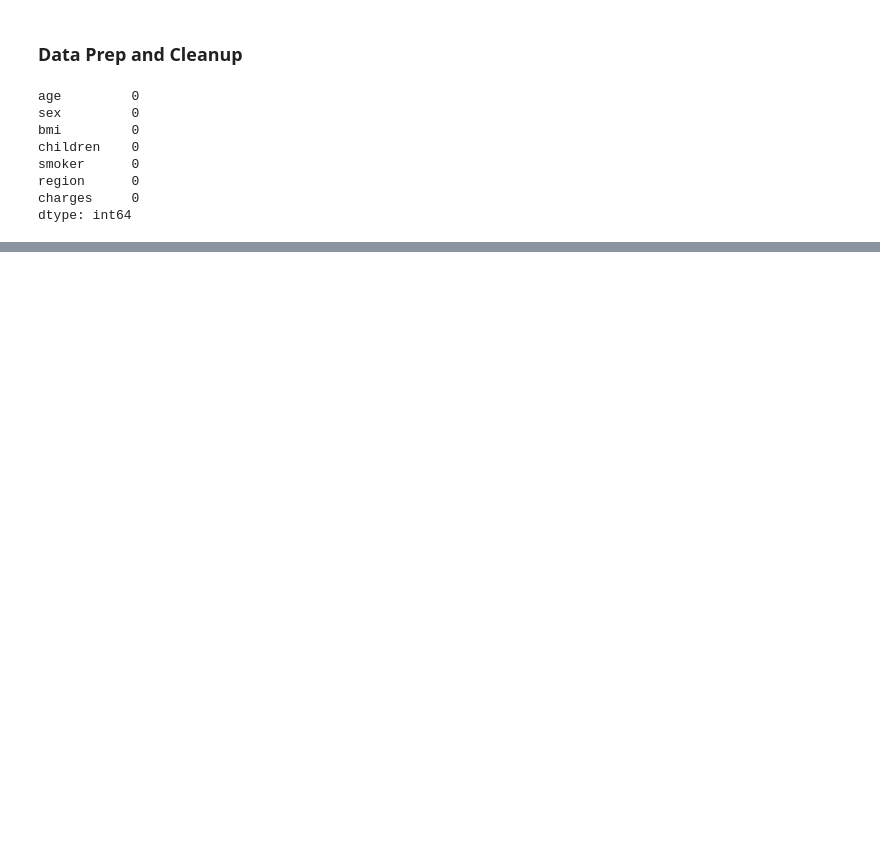
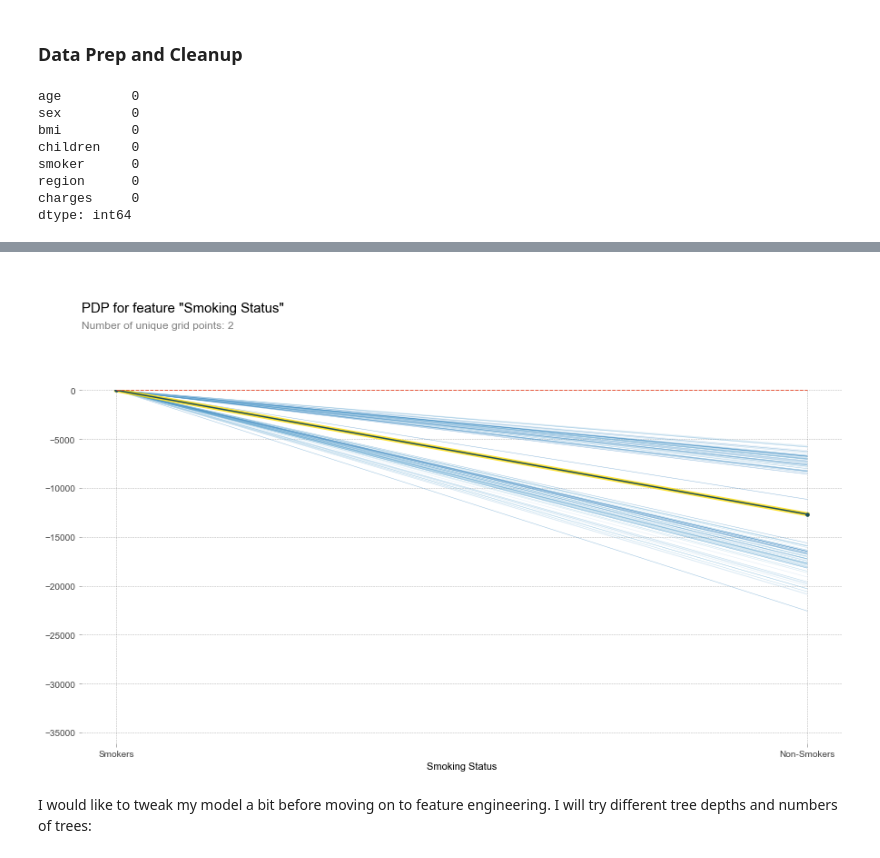
Before and after one commit to chloemd/DAT-1019-Chloe, a Jupyter notebook: Homework/Unit3/studentprojects/HW3_Insurance_Chloe.ipynb, the cells around one changed output, grey strips where cells are left out. Cells and saved outputs as stored; diff of their text form; code cells hidden in the pictures; blank space fills up the shorter version.

```diff
--- a/Homework/Unit3/studentprojects/HW3_Insurance_Chloe.ipynb
+++ b/Homework/Unit3/studentprojects/HW3_Insurance_Chloe.ipynb
@@ -82,0 +197,12 @@ dtype: int64
+# %%
+pdp_smoking = pdp.pdp_isolate(
+    model = gbm, dataset = X_train, model_features = X_train.columns.tolist(),
+    feature='smoker_no', cust_grid_points = X_train['smoker_no'].tolist()
+)
+
+fig, axes = pdp.pdp_plot(pdp_smoking, 'Smoking Status', plot_lines=True, frac_to_plot=100)
+axes['pdp_ax'].set_xticklabels(['Smokers','Non-Smokers']);
+# %% [output]
+[figure, added]
+# %% [markdown]
+I would like to tweak my model a bit before moving on to feature engineering. I will try different tree depths and numbers of trees:
```
Also changed, not shown: parts of 46 cells of this notebook, 2 other files.
